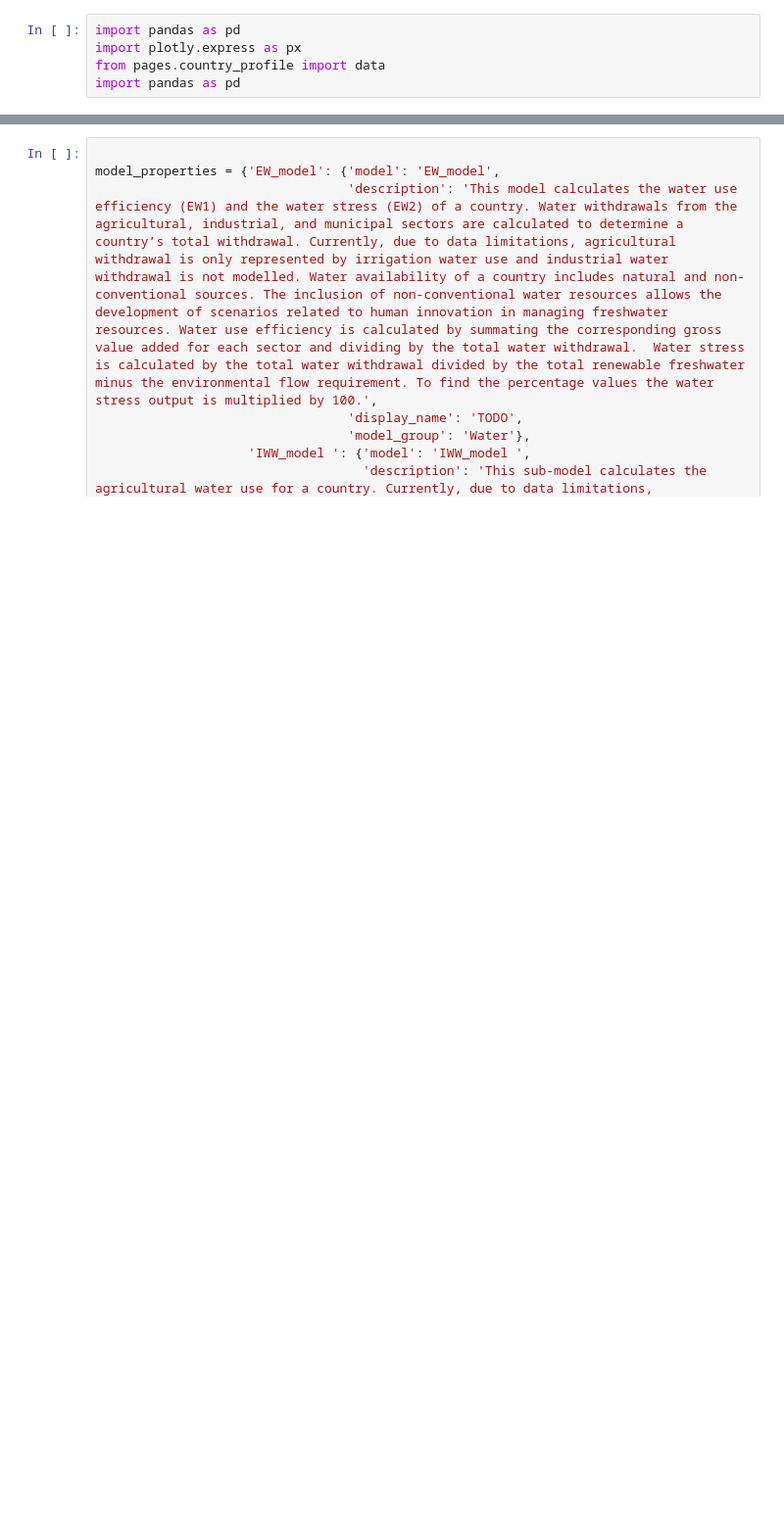
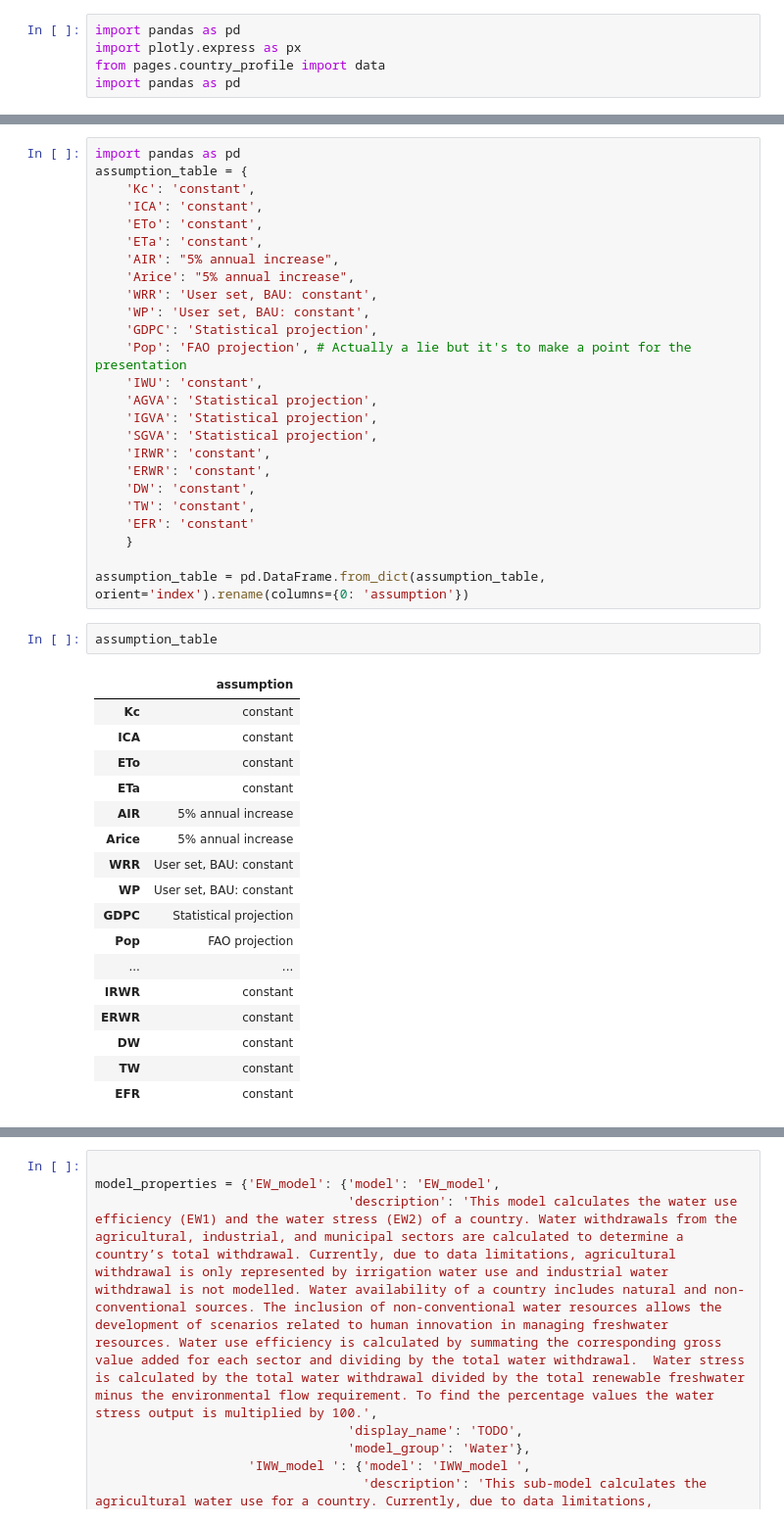
Before and after one commit to simonzabrocki/SimulationDashboard, a Jupyter notebook: draft.ipynb, the cells around one changed output, grey strips where cells are left out. Shown at 98% size. Cells and saved outputs as stored; diff of their text form; blank space fills up the shorter version.

```diff
--- a/draft.ipynb
+++ b/draft.ipynb
@@ -5,0 +13,45 @@ import pandas as pd
+# %%
+import pandas as pd
+assumption_table = {
+    'Kc': 'constant',
+    'ICA': 'constant',
+    'ETo': 'constant',
+    'ETa': 'constant',
+    'AIR': "5% annual increase",
+    'Arice': "5% annual increase",
+    'WRR': 'User set, BAU: constant',
+    'WP': 'User set, BAU: constant',
+    'GDPC': 'Statistical projection',
+    'Pop': 'FAO projection', # Actually a lie but it's to make a point for the presentation
+    'IWU': 'constant',
+    'AGVA': 'Statistical projection',
+    'IGVA': 'Statistical projection',
+    'SGVA': 'Statistical projection',
+    'IRWR': 'constant',
+    'ERWR': 'constant',
+    'DW': 'constant',
+    'TW': 'constant',
+    'EFR': 'constant'
+    }
+
+assumption_table = pd.DataFrame.from_dict(assumption_table, orient='index').rename(columns={0: 'assumption'})
+# %%
+assumption_table
+# %% [output]
+|  | assumption |
+| Kc | constant |
+| ICA | constant |
+| ETo | constant |
+| ETa | constant |
+| AIR | 5% annual increase |
+| Arice | 5% annual increase |
+| WRR | User set, BAU: constant |
+| WP | User set, BAU: constant |
+| GDPC | Statistical projection |
+| Pop | FAO projection |
+| ... | ... |
+| IRWR | constant |
+| ERWR | constant |
+| DW | constant |
+| TW | constant |
+| EFR | constant |
```
Also changed, not shown: parts of 4 cells of this notebook, 2 other files.
